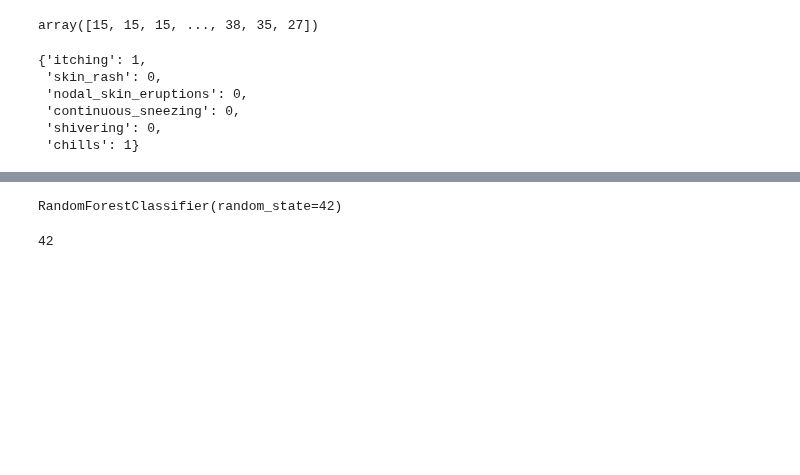
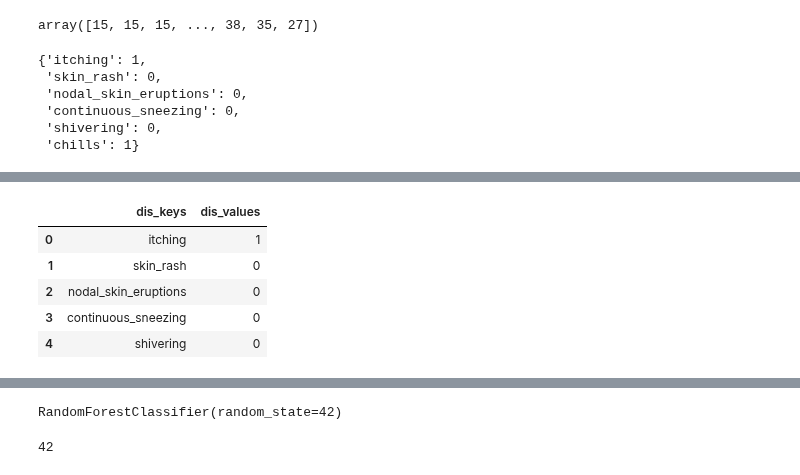
Before and after one commit to TheBlueZayn/Disease-Symptom-Prediction, a Jupyter notebook: disease-classification-after-pca-using-ann-and-rf.ipynb, the cells around one changed output, grey strips where cells are left out. Drawn from its saved outputs; the diff is of its cells as text; code cells hidden in the pictures; blank space fills up the shorter version.

```diff
--- a/disease-classification-after-pca-using-ann-and-rf.ipynb
+++ b/disease-classification-after-pca-using-ann-and-rf.ipynb
@@ -509,0 +492,9 @@ dic
+# %%
+pd.DataFrame(details).head()
+# %% [output]
+|  | dis_keys | dis_values |
+| 0 | itching | 1 |
+| 1 | skin_rash | 0 |
+| 2 | nodal_skin_eruptions | 0 |
+| 3 | continuous_sneezing | 0 |
+| 4 | shivering | 0 |
```
Also changed, not shown: parts of 29 cells of this notebook, 6 other files.
